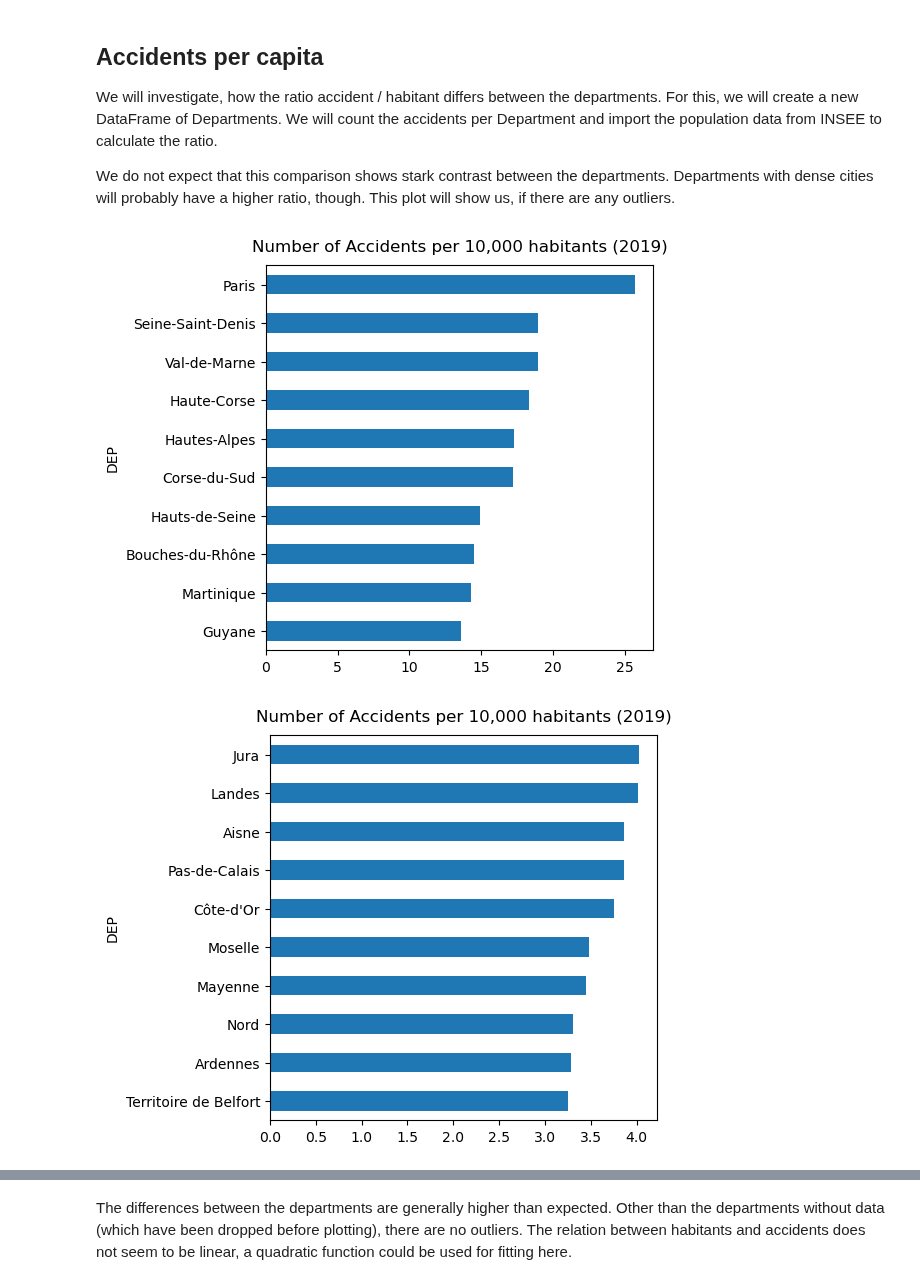
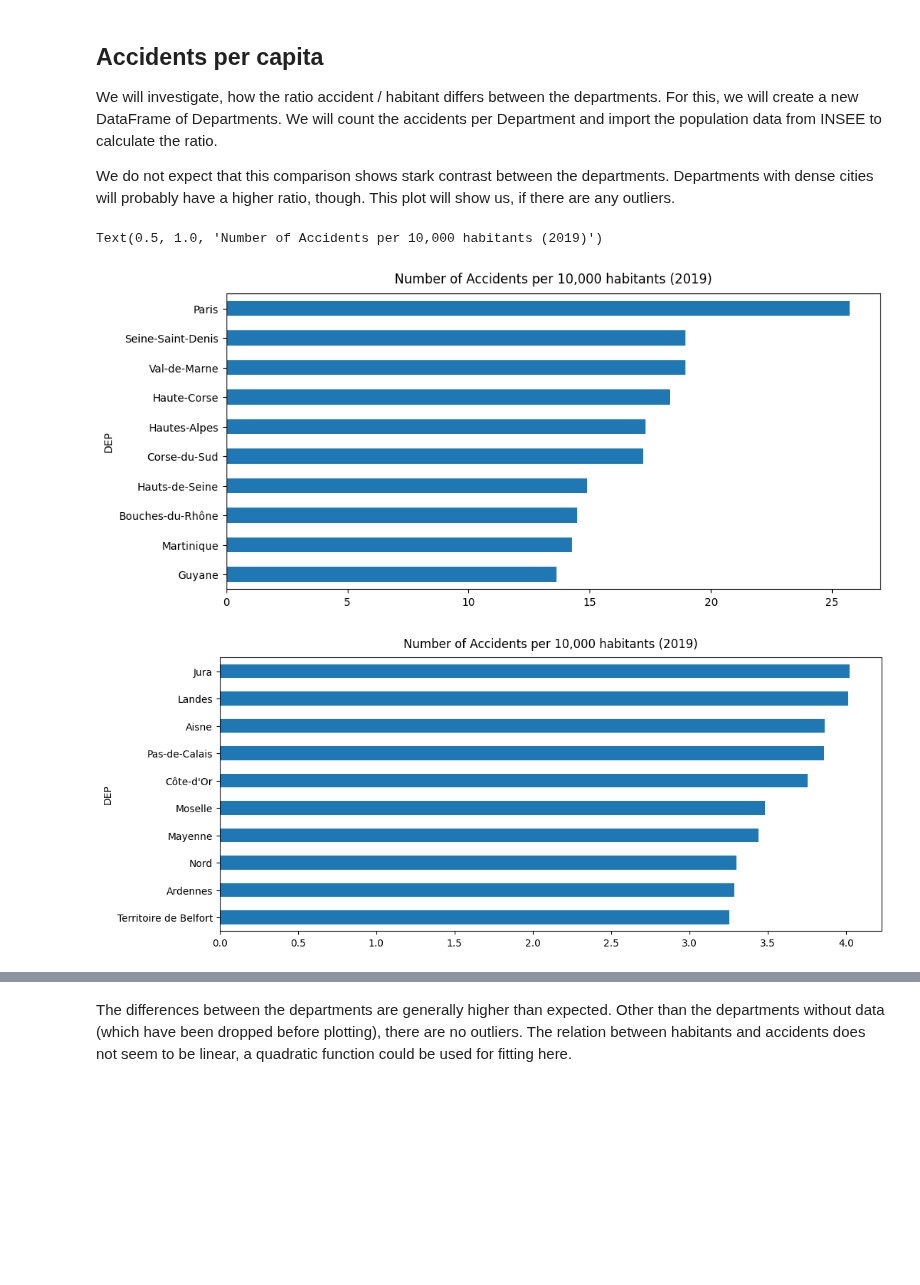
Before and after one commit to Langhammer/pyfra, a Jupyter notebook: notebooks/pyfra_nb_1.ipynb, the cells around one changed output, grey strips where cells are left out. Drawn from its saved outputs; the diff is of its cells as text; code cells hidden in the pictures; blank space fills up the shorter version.

```diff
--- a/notebooks/pyfra_nb_1.ipynb
+++ b/notebooks/pyfra_nb_1.ipynb
@@ -27,8 +26,8 @@ french_categories = {'characteristics': 'caracteristiques', 'places':'lieux', 'u
 data_categories = french_categories.keys()
 categories_dict = dict(zip(data_categories, [0,0,0,0]))
 # %%
-# Define the function that reads the raw data for the specified time range
 def read_csv_of_year(start_year, end_year, separators, name_separator='_'):
+    '''Imports the 4 csv files for the given time range and returns them as a dictionary'''
     if len (separators)<4:
         separators = [separators]*4
 
@@ -299,9 +269,10 @@ str(dc).rstrip('0')
 '75'
 # %%
 def department_converter(dep):
-    # Takes in a department code as int and returns a string
-    # e.g. 750 will be '75' for Paris
-    # and 201 will be '2B'
+    '''
+    Takes in a department code as int and returns a string
+    e.g. 750 will be '75' for Paris and 201 will be '2B'
+    '''
     if dep == 201:
         return '2A'
     elif dep == 202:
@@ -631,13 +563,16 @@ departments_2019_df.dropna(axis=0,subset='n_accidents_per_10k', inplace=True)
 # %%
 #departments_2019_df['n_accidents_per_10k'].plot(kind='bar')
 departments_2019_df.sort_values(by='n_accidents_per_10k').tail(10).plot.barh(x='DEP',y='n_accidents_per_10k',
-    figsize=(5,5), grid=False, title='Number of Accidents per 10,000 habitants (2019)', legend=False);
-plt.title('Number of Accidents per 10,000 habitants (2019)',pad = 10);
+    figsize=(11,5), grid=False, title='Number of Accidents per 10,000 habitants (2019)', legend=False);
+plt.title('Number of Accidents per 10,000 habitants (2019)',pad = 10)
+#plt.savefig('./figures/Nb accidents by departement 2019_1.png');
 
 departments_2019_df.sort_values(by='n_accidents_per_10k').head(10).plot.barh(x='DEP',y='n_accidents_per_10k',
-    figsize=(5,5), grid=False, title='Number of Accidents per 10,000 habitants (2019)', legend=False);
-plt.title('Number of Accidents per 10,000 habitants (2019)',pad = 10);
+    figsize=(12,5), grid=False, title='Number of Accidents per 10,000 habitants (2019)', legend=False);
+plt.title('Number of Accidents per 10,000 habitants (2019)',pad = 10)
+#plt.savefig('./figures/Nb accidents by departement_2019_2.png');
 # %% [output]
+Text(0.5, 1.0, 'Number of Accidents per 10,000 habitants (2019)')
-[figure, old version]
+[figure, new version]
-[figure, old version]
+[figure, new version]
 # %%
```
Also changed, not shown: parts of 47 cells of this notebook, 26 other files.
